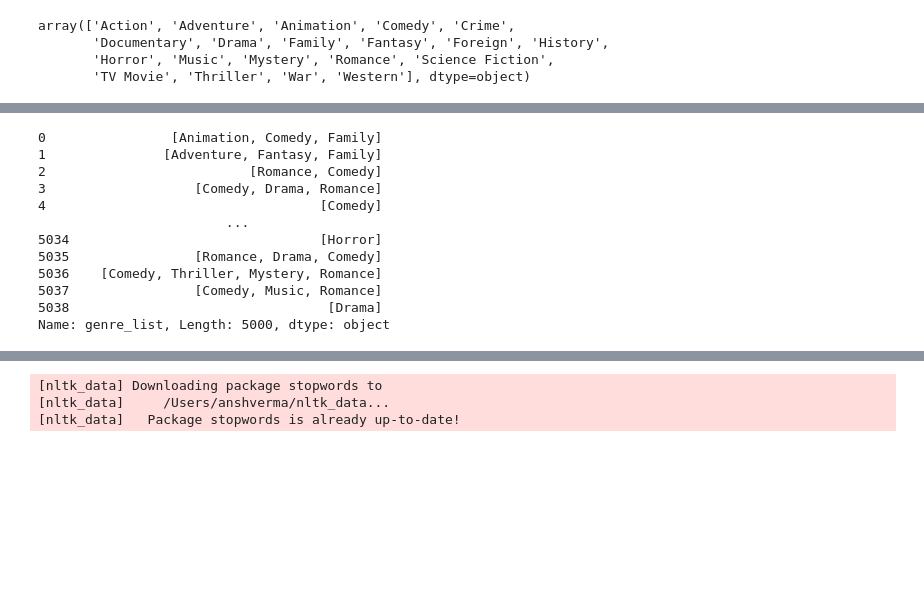
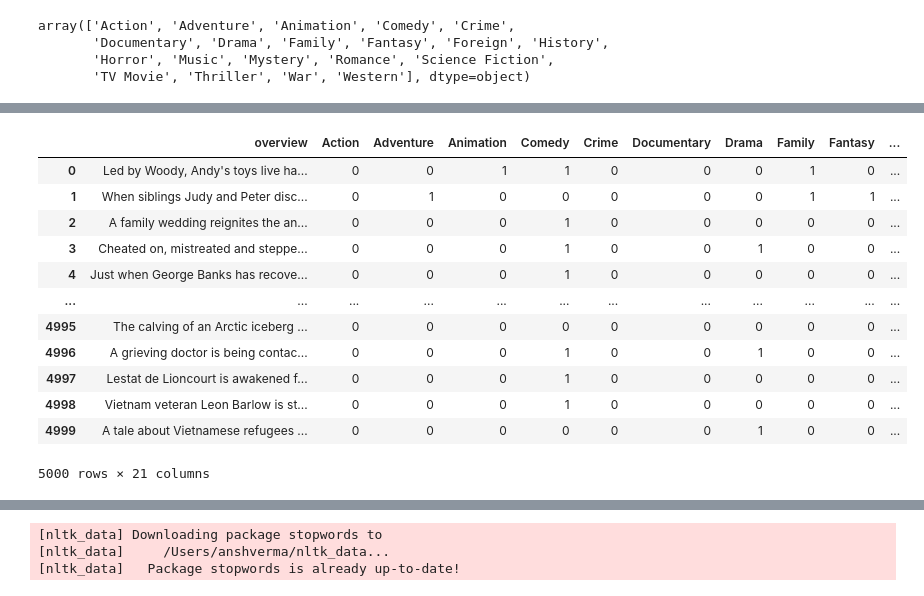
Before and after one commit to 123453ANSH/MovieGenrePrediction, a Jupyter notebook: Data Processing.ipynb, the cells around one changed output, grey strips where cells are left out. Drawn from its saved outputs; the diff is of its cells as text; code cells hidden in the pictures; blank space fills up the shorter version.

```diff
--- a/Data Processing.ipynb
+++ b/Data Processing.ipynb
@@ -192,16 +208,15 @@ def get_poster_url(imdbid):
     return url
 # %%
 # RUN THIS FUNCTION TO DOWNLOAD JPG IMAGES
-
 def tmdb_posters():
     """ download posters with imdb_id from dataset """
 
     if not os.path.exists('images_movies_genre'):
         os.makedirs('images_movies_genre')
-
+    filePathList = []
     titles = []
     urls = []
-
+    checkIter = []
     n = 0
     for index, row in movies.iterrows():
         title = str(row['title'])
@@ -209,18 +224,29 @@ def tmdb_posters():
 
         # skip iteration if poster cannot be located
         if not url:
+            checkIter.append(0)
             continue
 
+        checkIter.append(1)
         titles.append(title)
         urls.append(url)
         n += 1
-
-        if n == 5000:
+        #print(n)
+        if n == 1000:
             break
 
         # SET LIMIT FOR NUMBER OF IMAGES TO DOWNLOAD
 
-    return _download_images(titles, urls, 'images_movies_genre')
+    path, filePathList = _download_images(titles, urls, 'images_movies_genre')
+    retList = []
+    counter = 0
+    for i in checkIter:
+        if i == 0:
+            retList.append('NaN')
+        elif i == 1:
+            retList.append(filePathList[counter])
+            counter+=1
+    return path, retList
 
 path, filePathList = tmdb_posters()
 # %%
@@ -258,10 +290,14 @@ def saveTesting(csv, path):
 X = []
 
 for path in tqdm(filePathList):
-    img = image.load_img(path, target_size=(224, 224, 3))
-    img = image.img_to_array(img)
-    img = img/255.0
-    X.append(img)
+    try:
+        img = image.load_img(path, target_size=(224, 224, 3))
+        img = image.img_to_array(img)
+        img = img/255.0
+        X.append(img)
+    except:
+        X.append('NaN')
+        continue
 
 X = np.array(X)
 # %% [output]
@@ -268,0 +309,2 @@ NameError: name 'filePathList' is not defined
+# %%
+movies.insert(len(movies.columns), "imageArrays", X, True)
@@ -378,19 +424,26 @@ movies_with_overviews.head()
 5 rows × 21 columns
-# %%
-movies['genre_list']
-# %% [output]
-0                [Animation, Comedy, Family]
-1               [Adventure, Fantasy, Family]
-2                          [Romance, Comedy]
-3                   [Comedy, Drama, Romance]
-4                                   [Comedy]
-                        ...
-5034                                [Horror]
-5035                [Romance, Drama, Comedy]
-5036    [Comedy, Thriller, Mystery, Romance]
-5037                [Comedy, Music, Romance]
-5038                                 [Drama]
-Name: genre_list, Length: 5000, dtype: object
+# %%
+overviews=pd.DataFrame(movies["overview"])
+movies_with_overviews=pd.concat([overviews, genre_labels], axis=1)
+movies_with_overviews.head()
+movies_with_overviews.dropna(subset = ["Action"], inplace=True)
+#movies.dropna(subset = ["overview"], inplace=True)
+# %%
+movies_with_overviews
+# %% [output]
+|  | overview | Action | Adventure | Animation | Comedy | Crime | Documentary | Drama | Family | Fantasy | ... |
+| 0 | Led by Woody, Andy's toys live ha... | 0 | 0 | 1 | 1 | 0 | 0 | 0 | 1 | 0 | ... |
+| 1 | When siblings Judy and Peter disc... | 0 | 1 | 0 | 0 | 0 | 0 | 0 | 1 | 1 | ... |
+| 2 | A family wedding reignites the an... | 0 | 0 | 0 | 1 | 0 | 0 | 0 | 0 | 0 | ... |
+| 3 | Cheated on, mistreated and steppe... | 0 | 0 | 0 | 1 | 0 | 0 | 1 | 0 | 0 | ... |
+| 4 | Just when George Banks has recove... | 0 | 0 | 0 | 1 | 0 | 0 | 0 | 0 | 0 | ... |
+| ... | ... | ... | ... | ... | ... | ... | ... | ... | ... | ... | ... |
+| 4995 | The calving of an Arctic iceberg ... | 0 | 0 | 0 | 0 | 0 | 0 | 0 | 0 | 0 | ... |
+| 4996 | A grieving doctor is being contac... | 0 | 0 | 0 | 1 | 0 | 0 | 1 | 0 | 0 | ... |
+| 4997 | Lestat de Lioncourt is awakened f... | 0 | 0 | 0 | 1 | 0 | 0 | 0 | 0 | 0 | ... |
+| 4998 | Vietnam veteran Leon Barlow is st... | 0 | 0 | 0 | 1 | 0 | 0 | 0 | 0 | 0 | ... |
+| 4999 | A tale about Vietnamese refugees ... | 0 | 0 | 0 | 0 | 0 | 0 | 1 | 0 | 0 | ... |
+5000 rows × 21 columns
 # %%
 filename = "/Users/anshverma/Documents/GitHub/MovieGenrePrediction/ImageData"
 import numpy as np
```
Also changed, not shown: parts of 25 cells of this notebook, 5 other files.
